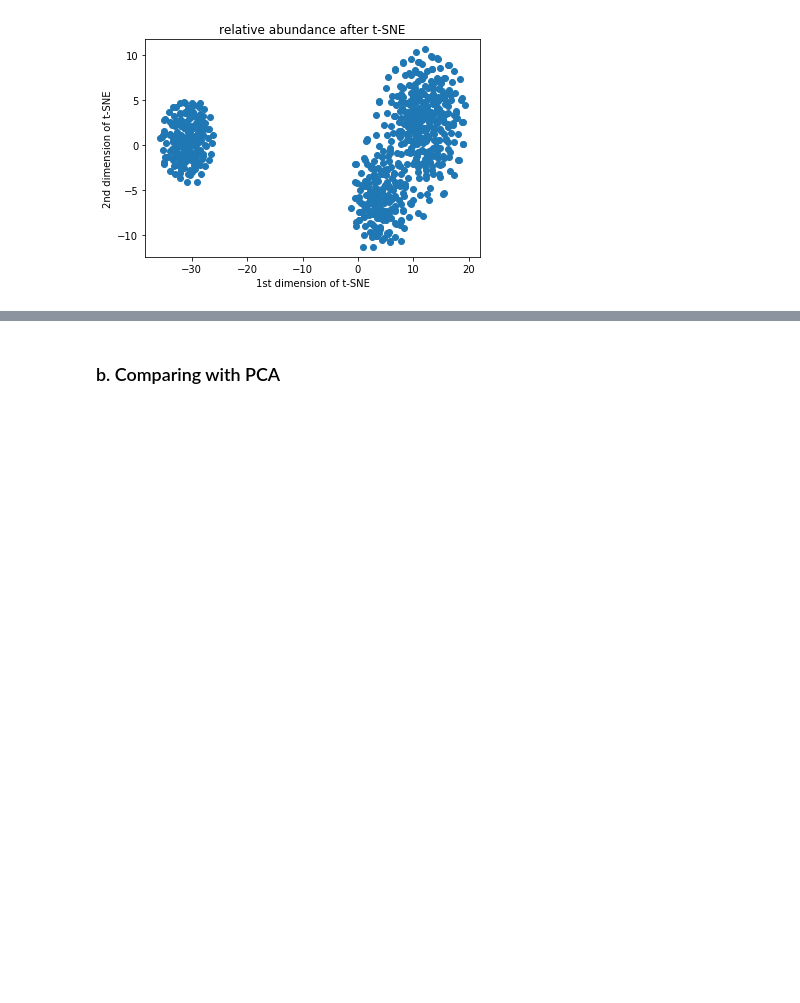
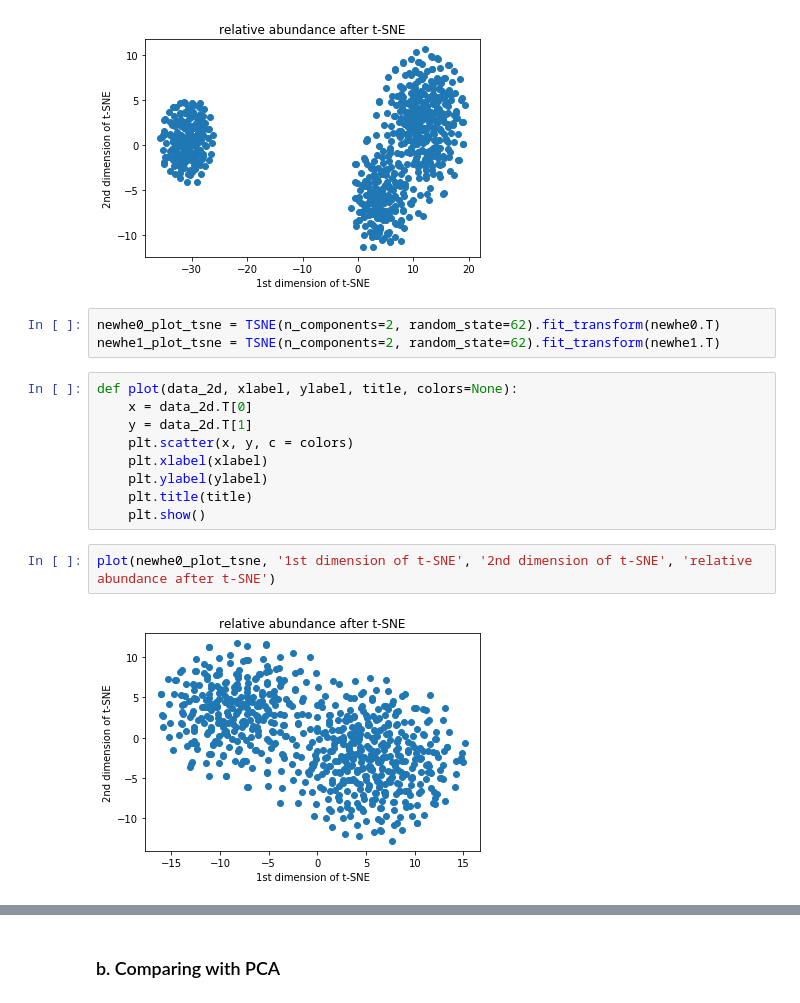
Before and after one commit to cam-ge/mp2, a Jupyter notebook: MP2.ipynb, the cells around one changed output, grey strips where cells are left out. Drawn from its saved outputs; the diff is of its cells as text; blank space fills up the shorter version.

```diff
--- a/MP2.ipynb
+++ b/MP2.ipynb
@@ -516,3 +516,19 @@ plot(newhe0_plot_tsne, '1st dimension of t-SNE', '2nd dimension of t-SNE', 'rela
 plot(newhe1_plot_tsne, '1st dimension of t-SNE', '2nd dimension of t-SNE', 'relative abundance after t-SNE')
 # %% [output]
 [figure]
+# %%
+newhe0_plot_tsne = TSNE(n_components=2, random_state=62).fit_transform(newhe0.T)
+newhe1_plot_tsne = TSNE(n_components=2, random_state=62).fit_transform(newhe1.T)
+# %%
+def plot(data_2d, xlabel, ylabel, title, colors=None):
+    x = data_2d.T[0]
+    y = data_2d.T[1]
+    plt.scatter(x, y, c = colors)
+    plt.xlabel(xlabel)
+    plt.ylabel(ylabel)
+    plt.title(title)
+    plt.show()
+# %%
+plot(newhe0_plot_tsne, '1st dimension of t-SNE', '2nd dimension of t-SNE', 'relative abundance after t-SNE')
+# %% [output]
+[figure, added]
```
Also changed, not shown: parts of 7 cells of this notebook, 2 other files.
